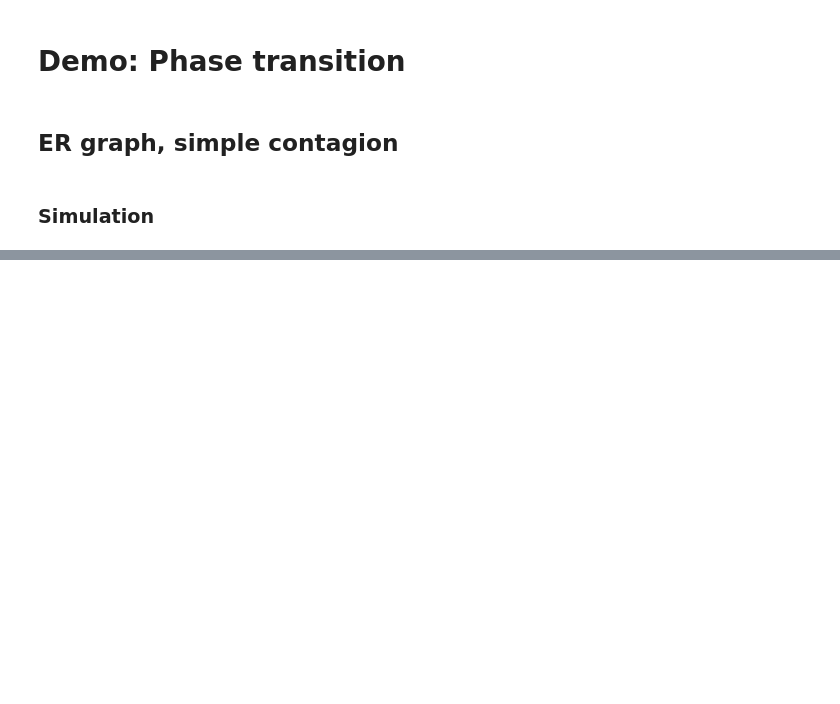
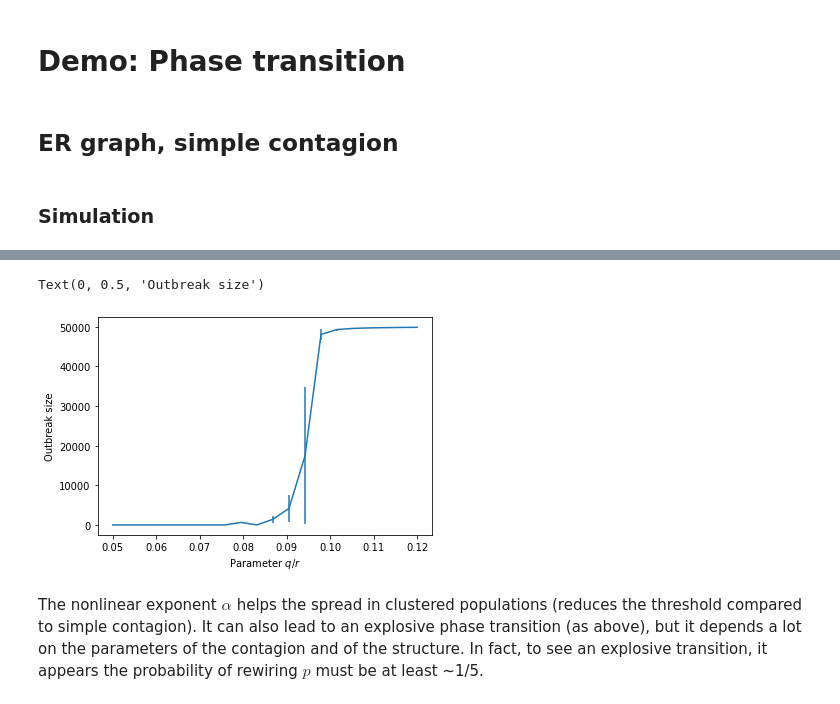
Before and after one commit to gstonge/fastsir, a Jupyter notebook: demo_phase_transition.ipynb, the cells around one changed output, grey strips where cells are left out. Drawn from its saved outputs; the diff is of its cells as text; code cells hidden in the pictures; blank space fills up the shorter version.

Commit message:
update, bug all fixed, demo for the phase transition

```diff
--- a/demo_phase_transition.ipynb
+++ b/demo_phase_transition.ipynb
@@ -68,0 +128,37 @@ R_arr
+# %%
+#contagion parameters
+r = 0.01 #recovery probability
+recovery_probability = r
+alpha = 4 #we pick this value
+qlist = np.linspace(0.0005,0.0012,20)
+# %%
+#simulation parameters
+period = np.inf #simulate until no infected node
+nb_sample = 100
+# %%
+R_arr = np.zeros((qlist.shape[0],nb_sample)) #results output for order parameter (Number of recovered)
+for i,q in enumerate(qlist):
+    #define process object for each q
+    infection_probability = infection_func(alpha,q,np.arange(max_degree+1))
+    process = sir(edgelist,recovery_probability,infection_probability)
+    #get sample
+    for j in range(nb_sample):
+        initial_infected_nodes = {np.random.randint(N)}
+        process.infect_node_set(initial_infected_nodes)
+        process.evolve(period, False,False)
+        R_arr[i,j] = process.get_current_macro_state()[3] #get number of recovered
+        process.reset()
+# %%
+#get mean and std for runs that go above 1% outbreak size
+R_arr_ma = np.ma.array(R_arr, mask = R_arr <= N/100)
+R_mean = np.array(R_arr_ma.mean(axis=1))
+R_std = np.array(R_arr_ma.std(axis=1))
+# %%
+plt.errorbar(qlist/r, R_mean, yerr = R_std)
+plt.xlabel(r"Parameter $q/r$")
+plt.ylabel(r"Outbreak size")
+# %% [output]
+Text(0, 0.5, 'Outbreak size')
+[figure, added]
+# %% [markdown]
+The nonlinear exponent $\alpha$ helps the spread in clustered populations (reduces the threshold compared to simple contagion). It can also lead to an explosive phase transition (as above), but it depends a lot on the parameters of the contagion and of the structure. In fact, to see an explosive transition, it appears the probability of rewiring $p$ must be at least ~1/5.
```
Also changed, not shown: parts of 22 cells of this notebook, 3 other files.
